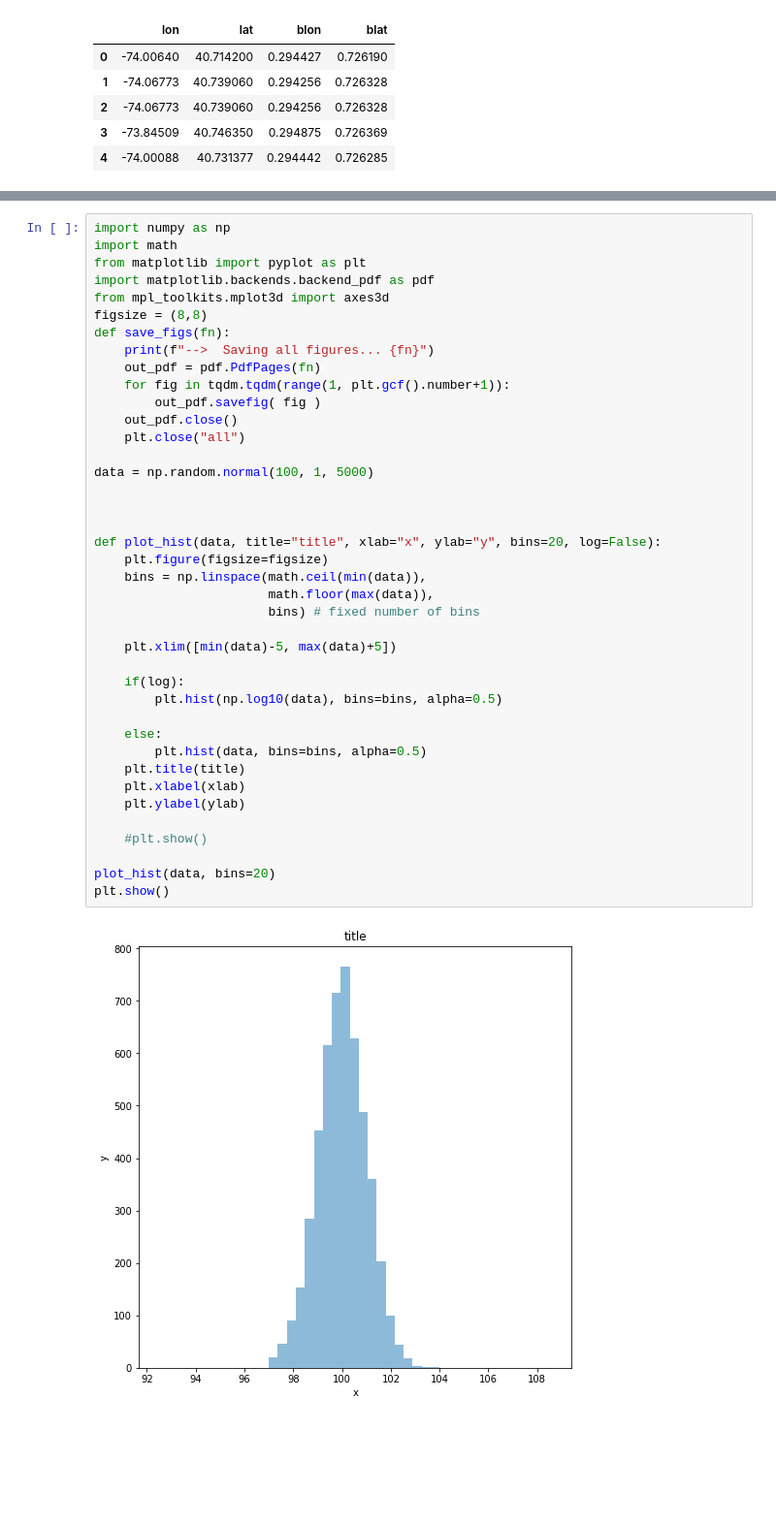
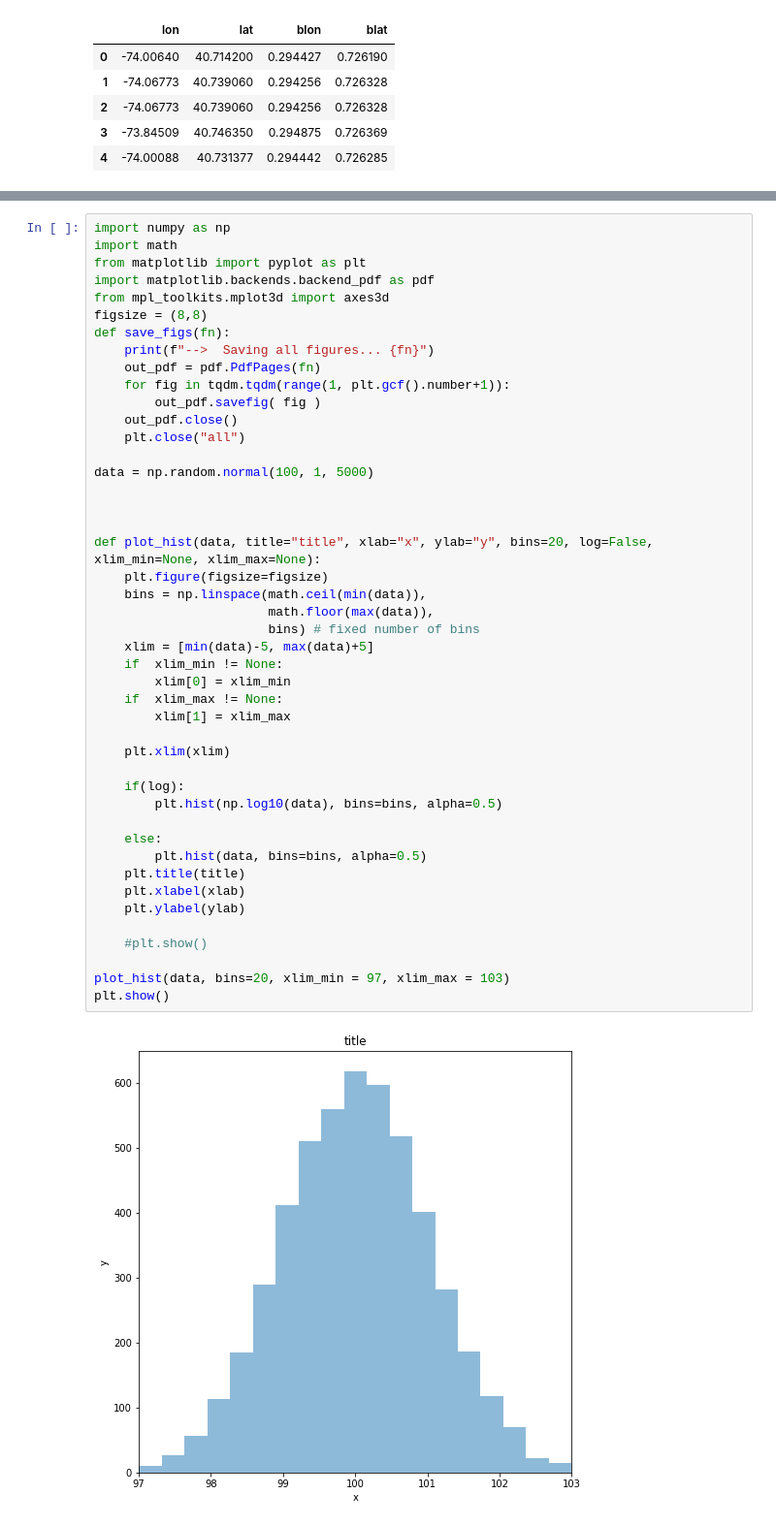
Before and after one commit to mlaass/globimap, a Jupyter notebook: experiments/notebooks/resolutions.ipynb, the cells around one changed output, grey strips where cells are left out. Shown at 97% size. Saved outputs shown, nothing was run; the diff lists cells and outputs as text; blank space fills up the shorter version.

Commit message:
resolution histograms

```diff
--- a/experiments/notebooks/resolutions.ipynb
+++ b/experiments/notebooks/resolutions.ipynb
@@ -98,36 +104,41 @@ def save_figs(fn):
     print(f"-->  Saving all figures... {fn}")
     out_pdf = pdf.PdfPages(fn)
     for fig in tqdm.tqdm(range(1, plt.gcf().number+1)):
         out_pdf.savefig( fig )
     out_pdf.close()
     plt.close("all")
 
 data = np.random.normal(100, 1, 5000)
 
 
 
-def plot_hist(data, title="title", xlab="x", ylab="y", bins=20, log=False):
+def plot_hist(data, title="title", xlab="x", ylab="y", bins=20, log=False, xlim_min=None, xlim_max=None):
     plt.figure(figsize=figsize)
     bins = np.linspace(math.ceil(min(data)),
                        math.floor(max(data)),
                        bins) # fixed number of bins
+    xlim = [min(data)-5, max(data)+5]
+    if  xlim_min != None:
+        xlim[0] = xlim_min
+    if  xlim_max != None:
+        xlim[1] = xlim_max
 
-    plt.xlim([min(data)-5, max(data)+5])
+    plt.xlim(xlim)
 
     if(log):
         plt.hist(np.log10(data), bins=bins, alpha=0.5)
 
     else:
         plt.hist(data, bins=bins, alpha=0.5)
     plt.title(title)
     plt.xlabel(xlab)
     plt.ylabel(ylab)
 
     #plt.show()
 
-plot_hist(data, bins=20)
+plot_hist(data, bins=20, xlim_min = 97, xlim_max = 103)
 plt.show()
 # %% [output]
-[figure, old version]
+[figure, new version]
 # %%
 def plot_percentiles(data, title="percentiles", size=10):
```
Also changed, not shown: parts of 6 cells of this notebook, 2 other files.
